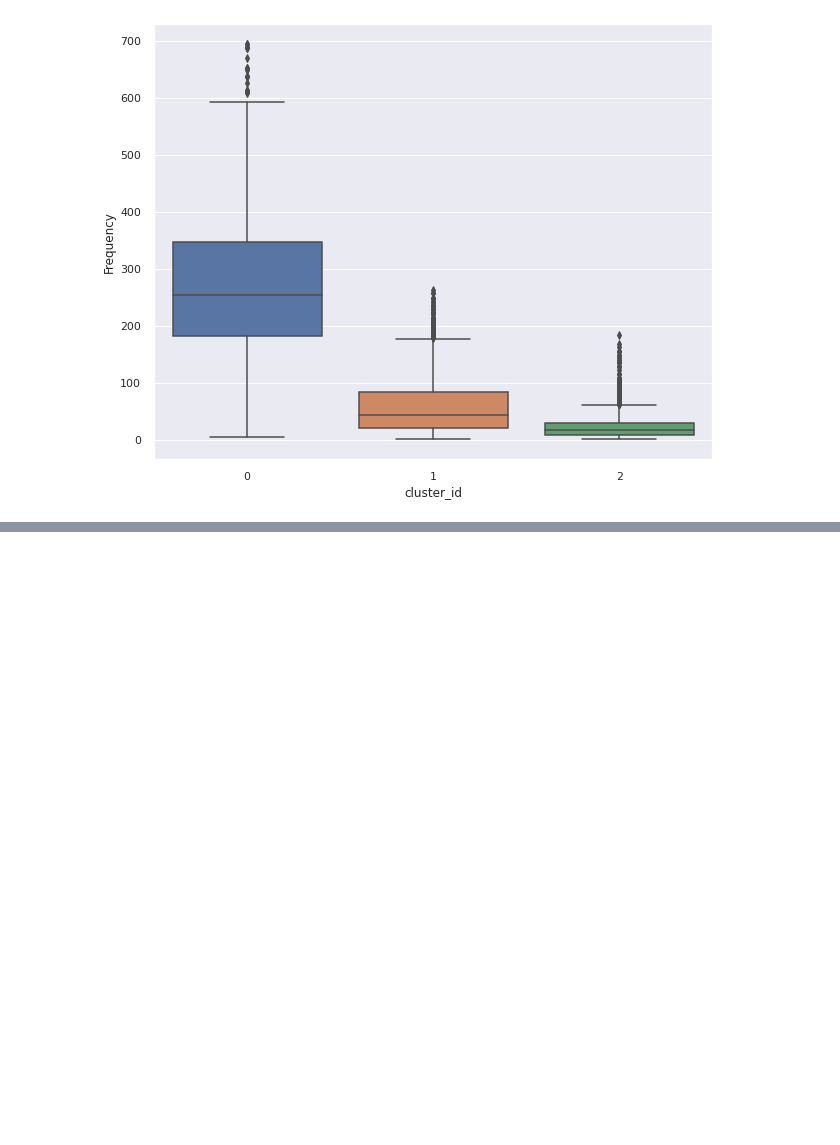
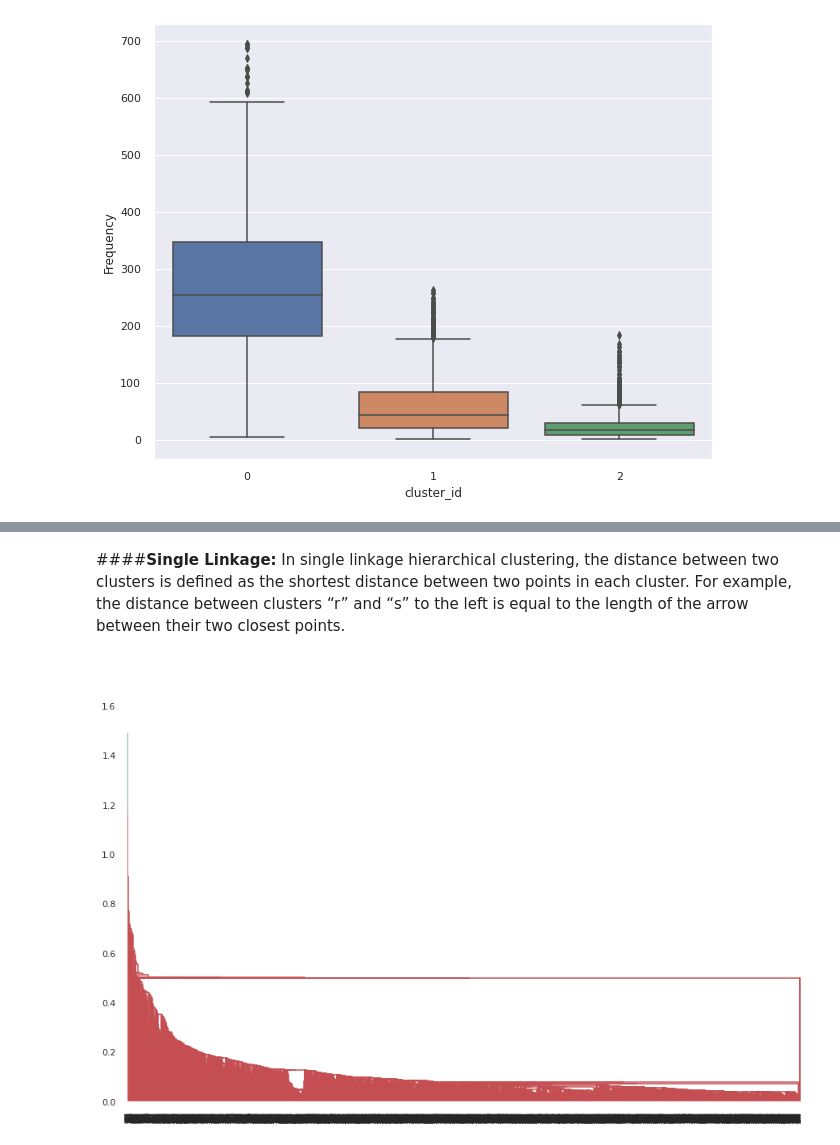
Before and after one commit to AnkitPatel745/Online-Retail-Customer-Segmentation, a Jupyter notebook: Online_Retail_Customer_Segmentation.ipynb, the cells around one changed output, grey strips where cells are left out. Saved outputs shown, nothing was run; the diff lists cells and outputs as text; code cells hidden in the pictures; blank space fills up the shorter version.

```diff
--- a/Online_Retail_Customer_Segmentation.ipynb
+++ b/Online_Retail_Customer_Segmentation.ipynb
@@ -1025,0 +1051,11 @@ plt.show()
+# %% [markdown]
+####**Single Linkage:**
+In single linkage hierarchical clustering, the distance between two clusters is defined as the shortest distance between two points in each cluster. For example, the distance between clusters “r” and “s” to the left is equal to the length of the arrow between their two closest points.
+# %%
+# single linkage
+plt.figure(figsize=(15,10))
+mergings = linkage(rfm_df_scaled, method="single", metric='euclidean')
+dendrogram(mergings)
+plt.show()
+# %% [output]
+[figure, added]
```
Also changed, not shown: parts of 17 cells of this notebook.
